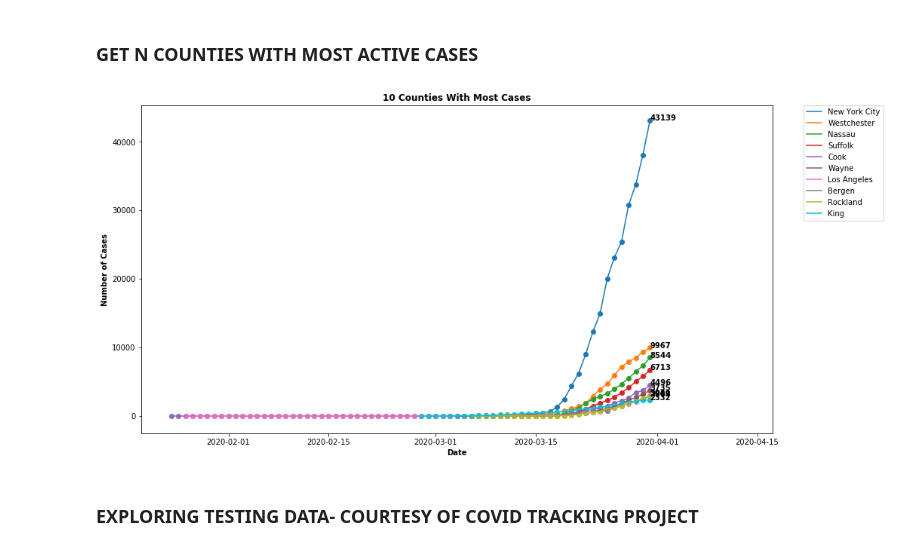
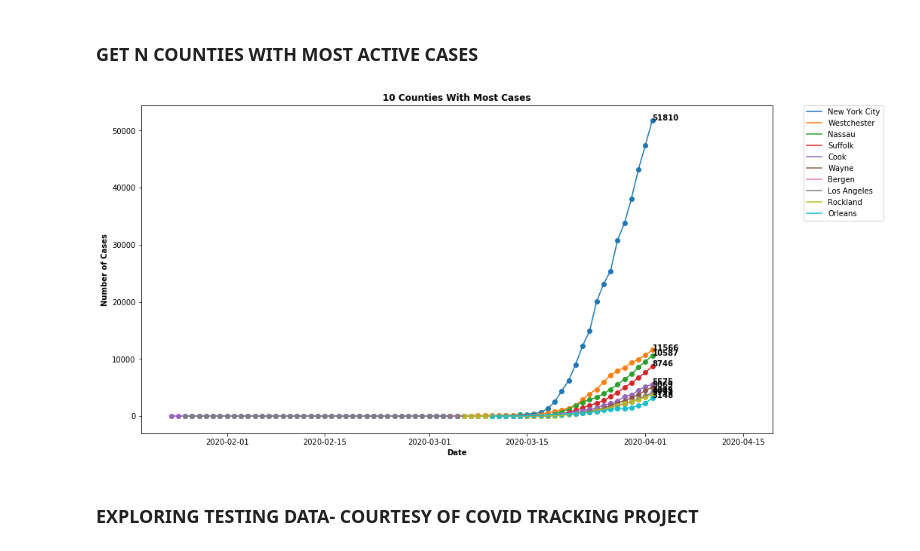
Before and after one commit to asoane34/covid_tracker, a Jupyter notebook: prototype.ipynb, the cells around one changed output. Saved outputs shown, nothing was run; the diff lists cells and outputs as text; code cells hidden in the pictures.

Commit message:
Daily data collection script

```diff
--- a/prototype.ipynb
+++ b/prototype.ipynb
@@ -7,7 +9,9 @@ register_matplotlib_converters()
 # %%
-states = pd.read_csv("us-states.csv")
+states = pd.read_csv("./daily_data/nyt_states.csv")
 
-counties = pd.read_csv("us-counties.csv")
+counties = pd.read_csv("./daily_data/nyt_counties.csv")
+
+testing = pd.read_csv("./daily_data/covid_tracking.csv")
 # %% [markdown]
 ## Prep County Data
 # %%
@@ -413,8 +417,8 @@ def get_most(county, n):
 
     ax.set_ylabel("Number of Cases", weight = "bold");
 # %%
-get_most(counties, 10)
+get_most(all_county, 10)
 # %% [output]
-[figure, old version]
+[figure, new version]
 # %% [markdown]
 ### EXPLORING TESTING DATA- COURTESY OF COVID TRACKING PROJECT
```
Also changed, not shown: parts of 9 cells of this notebook, 1 other file.
